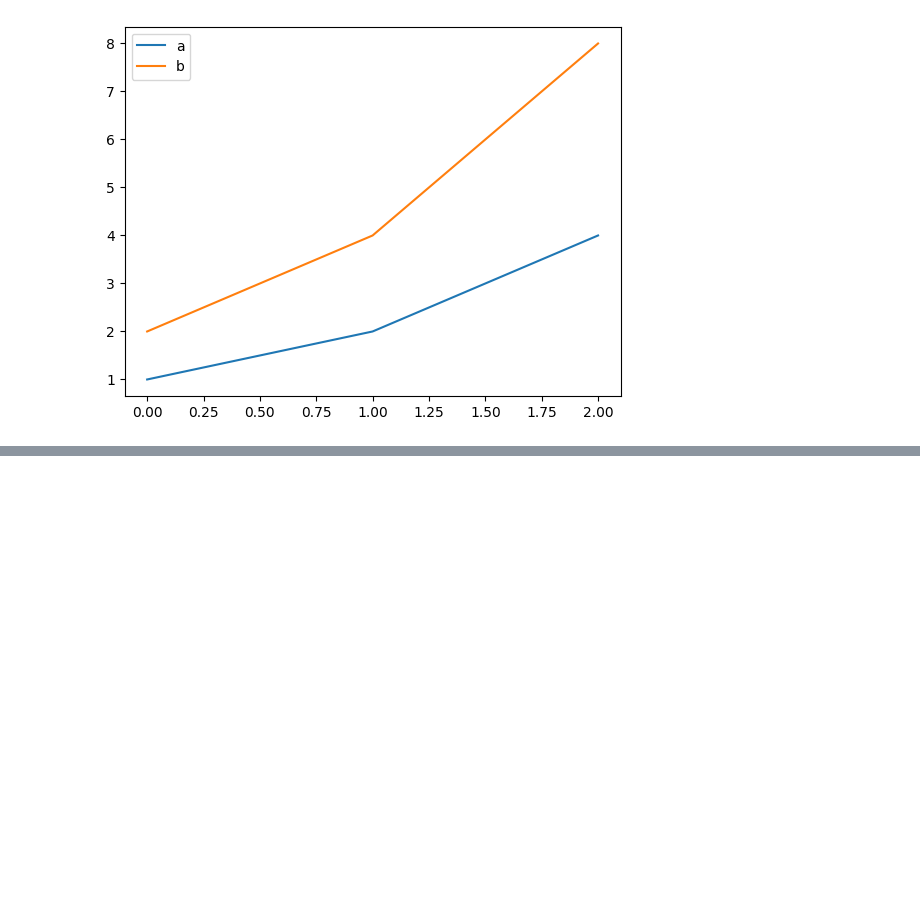
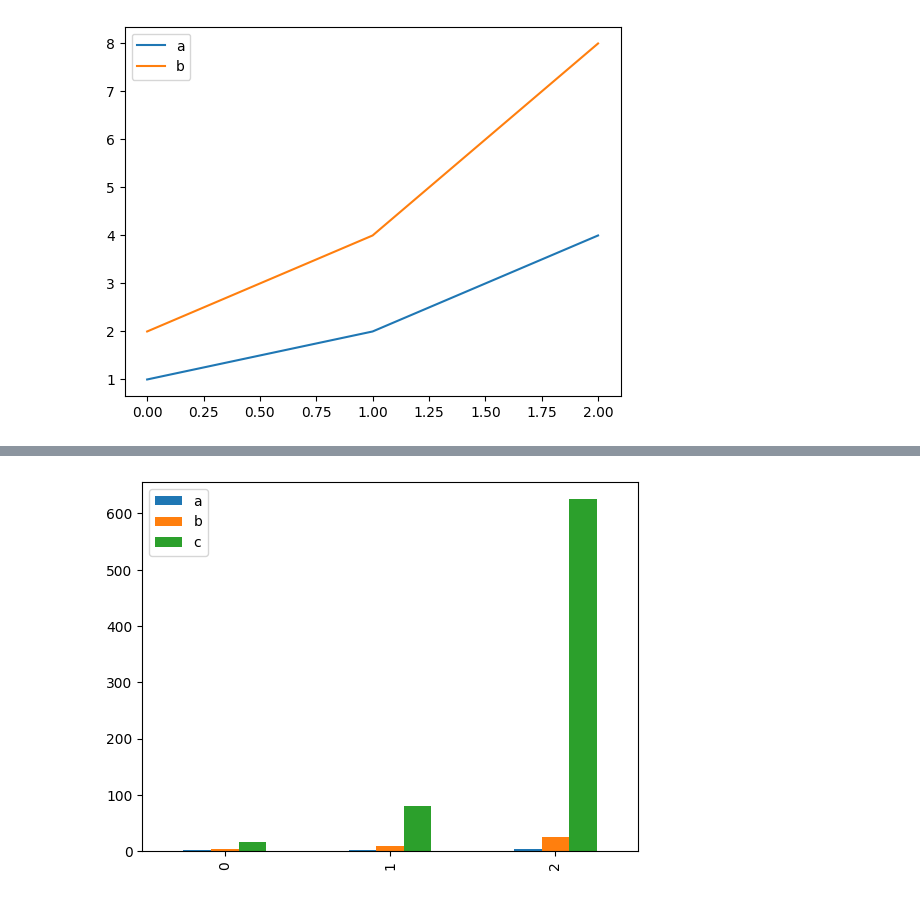
Before and after one commit to vikranth22446/verified_refactoring, a Jupyter notebook: demo/backup/demo1-plot-b.ipynb, the cells around one changed output, grey strips where cells are left out. Cells and saved outputs as stored; diff of their text form; code cells hidden in the pictures; blank space fills up the shorter version.

Commit message:
Add backup notebooks and data

```diff
--- a/demo/demo2-b.ipynb
+++ b/demo/backup/demo1-plot-b.ipynb
@@ -18,0 +24,24 @@ b.plot()
+# %%
+
+import pandas as pd
+
+def process_data(file_path):
+    a = pd.read_csv(file_path)
+    a['a'] += 1
+    a['b'] = a['a'] ** 2
+    a['c'] = a['b'] ** 2
+    return a
+
+def plot_bar_chart(df):
+    df.plot(kind='bar')  # (copilot[stateful])
+
+def test_process_data():
+    expected_df = globals()["a"]
+    result = process_data('data.csv')
+    pd.testing.assert_frame_equal(result, expected_df)
+
+a = process_data('data.csv')
+plot_bar_chart(a)
+test_process_data()
+# %% [output]
+[figure, added]
```
Also changed, not shown: parts of 5 cells of this notebook, 13 other files.
